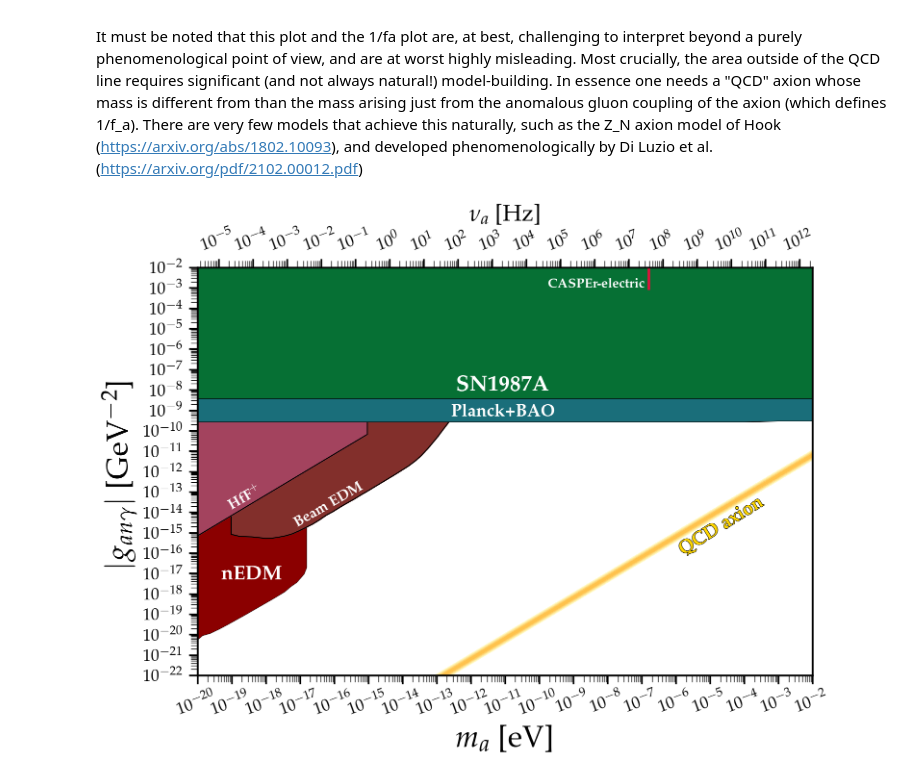
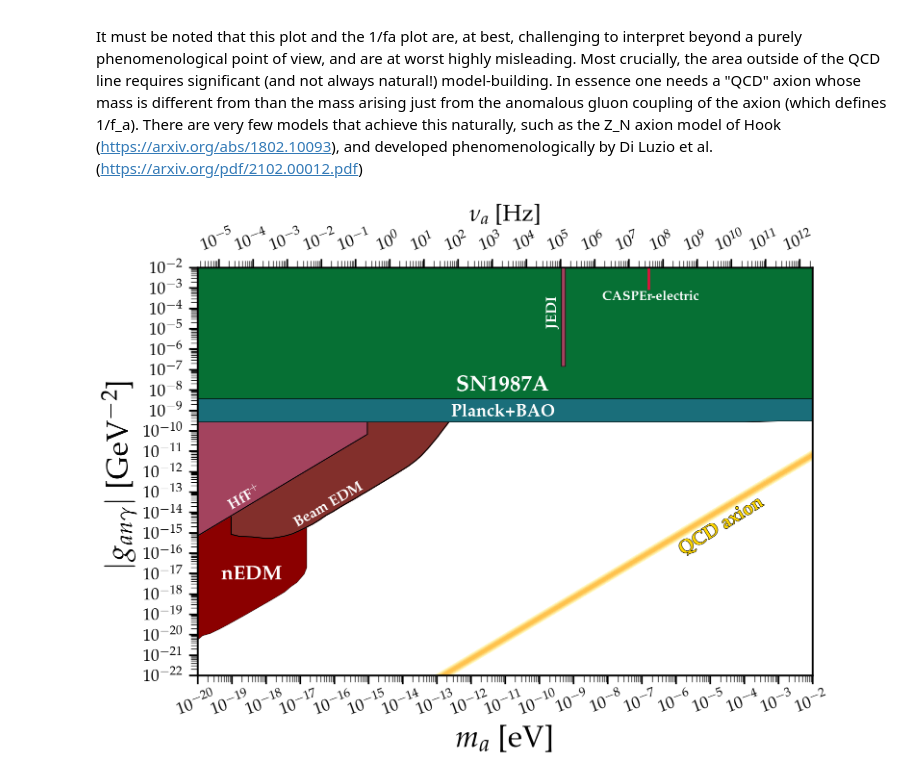
Before and after one commit to cajohare/AxionLimits, a Jupyter notebook: AxionEDM.ipynb, the cells around one changed output. Cells and saved outputs as stored; diff of their text form; code cells hidden in the pictures.

Commit message:
added JEDI

```diff
--- a/AxionEDM.ipynb
+++ b/AxionEDM.ipynb
@@ -10,30 +10,32 @@ It must be noted that this plot and the 1/fa plot are, at best, challenging to i
 # %%
 from numpy import *
 import matplotlib.pyplot as plt
 from PlotFuncs import BlackHoleSpins,AxionEDM,MySaveFig,FigSetup
 
 fig,ax = FigSetup(Shape='Rectangular',ylab=r'$|g_{an\gamma}|$ [GeV$^{-2}$]',mathpazo=True,\
                               g_min=1e-22,g_max=1e-2,m_min=1e-20,m_max=1e-2,FrequencyAxis=True,N_Hz=1)
 
 
 AxionEDM.QCDAxion(ax)
 AxionEDM.nEDM(ax)
 AxionEDM.BeamEDM(ax)
 AxionEDM.HfF(ax)
+AxionEDM.JEDI(ax)
 AxionEDM.SN1987A(ax)
 AxionEDM.CASPEr(ax)
 AxionEDM.PlanckBAO(ax)
+
 
 # BlackHoleSpins(ax,6.4e-16*1e12,[0.7e-13,0.2e-18],fs=23,rotation=90,text_col='k',text_on=True,alpha=1,facecolor='gray')
 # plt.gcf().text(0.475,0.29,'Stellar',ha='center',alpha=0.75)
 # plt.gcf().text(0.475,0.26,'BHs',ha='center',alpha=0.75)
 # plt.gcf().text(0.195,0.15,'SM \n BHs',alpha=0.75,ha='center')
 
 
 
 MySaveFig(fig,'AxionEDM')
 # %% [output]
-[figure, old version]
+[figure, new version]
 # %%
 fig,ax = FigSetup(Shape='Rectangular',ylab=r'$|g_{an\gamma}|$ [GeV$^{-2}$]',mathpazo=True,\
                               g_min=1e-22,g_max=1e-2,m_min=1e-20,m_max=1e-2,FrequencyAxis=True,N_Hz=1)
```
Also changed, not shown: parts of 1 cell of this notebook, 23 other files.
